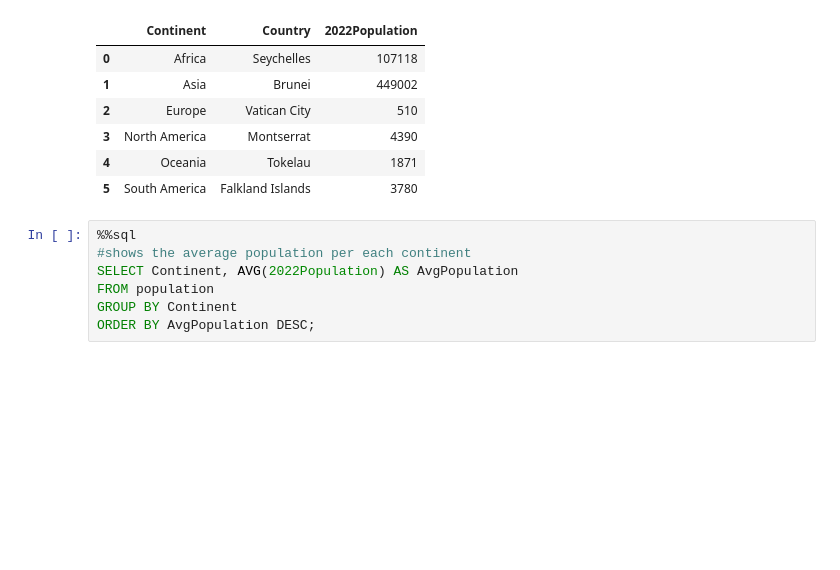
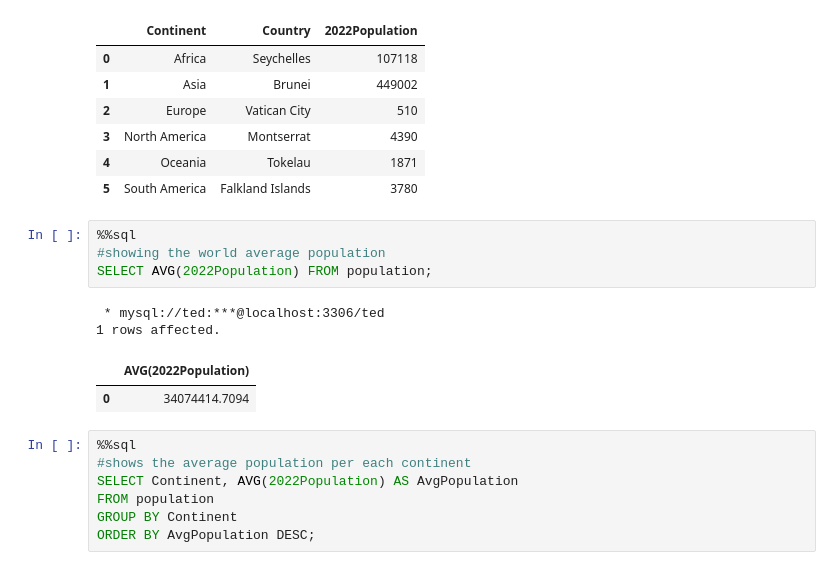
Before and after one commit to Murega14/WorldPopulation, a Jupyter notebook: Worldpopulation.ipynb, the cells around one changed output. Drawn from its saved outputs; the diff is of its cells as text; blank space fills up the shorter version.

```diff
--- a/Worldpopulation.ipynb
+++ b/Worldpopulation.ipynb
@@ -264,6 +282,15 @@ ORDER BY Continent;
 | 3 | North America | Montserrat | 4390 |
 | 4 | Oceania | Tokelau | 1871 |
 | 5 | South America | Falkland Islands | 3780 |
+# %%
+%%sql
+#showing the world average population
+SELECT AVG(2022Population) FROM population;
+# %% [output]
+ * mysql://ted:***@localhost:3306/ted
+1 rows affected.
+|  | AVG(2022Population) |
+| 0 | 34074414.7094 |
 # %%
 %%sql
 #shows the average population per each continent
```
Also changed, not shown: parts of 11 cells of this notebook.
